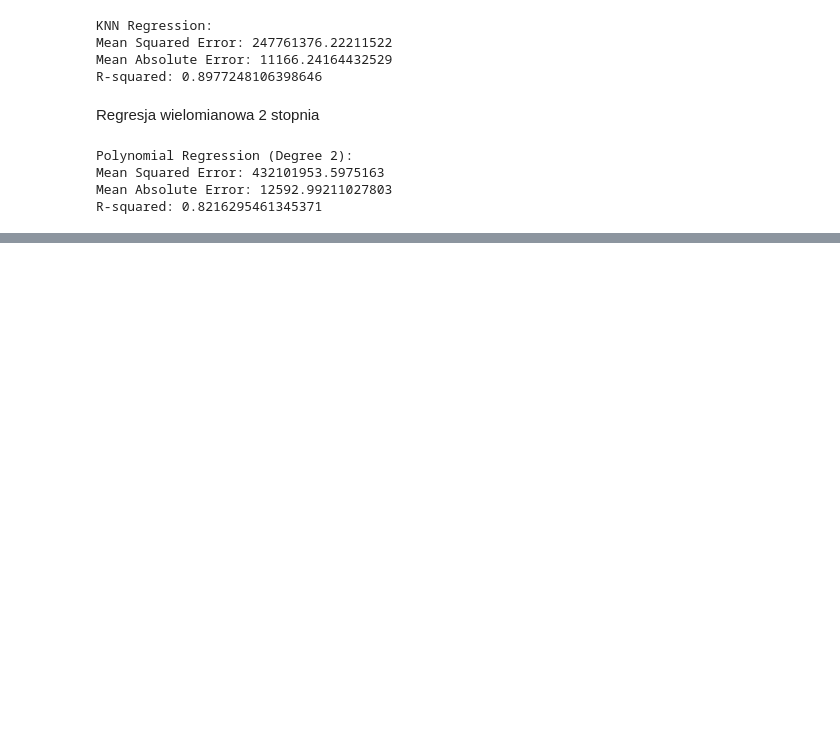
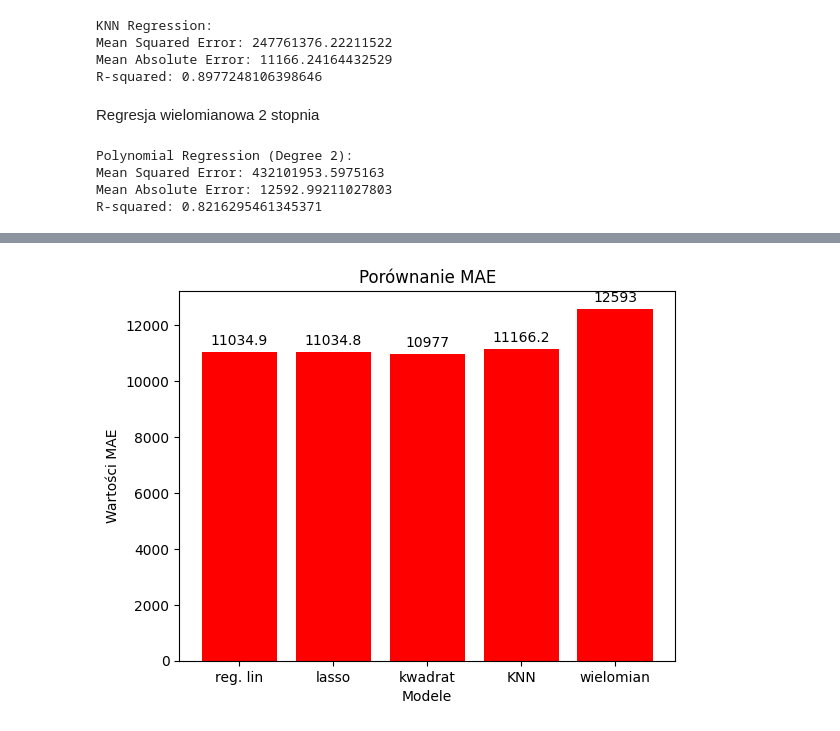
Before and after one commit to KrzysztofDrobnik/lecture1, a Jupyter notebook: PUM5_regresjanieliniowa.ipynb, the cells around one changed output, grey strips where cells are left out. Saved outputs shown, nothing was run; the diff lists cells and outputs as text; code cells hidden in the pictures; blank space fills up the shorter version.

```diff
--- a/PUM5_regresjanieliniowa.ipynb
+++ b/PUM5_regresjanieliniowa.ipynb
@@ -331,0 +278,16 @@ Average R-squared: 0.8949777924689158
+# %%
+
+labels = ['reg. lin', 'lasso', 'kwadrat', 'KNN', 'wielomian']
+values = [mae_zwykla_regresja, mae_lasso, mae_kwadrat, mae_knn, mae_poly]
+
+
+bars = plt.bar(labels, values, color='red')
+plt.bar_label(bars, padding=3)
+
+plt.title('Porównanie MAE')
+plt.xlabel('Modele')
+plt.ylabel('Wartości MAE')
+
+plt.show()
+# %% [output]
+[figure, added]
```
Also changed, not shown: parts of 10 cells of this notebook.
